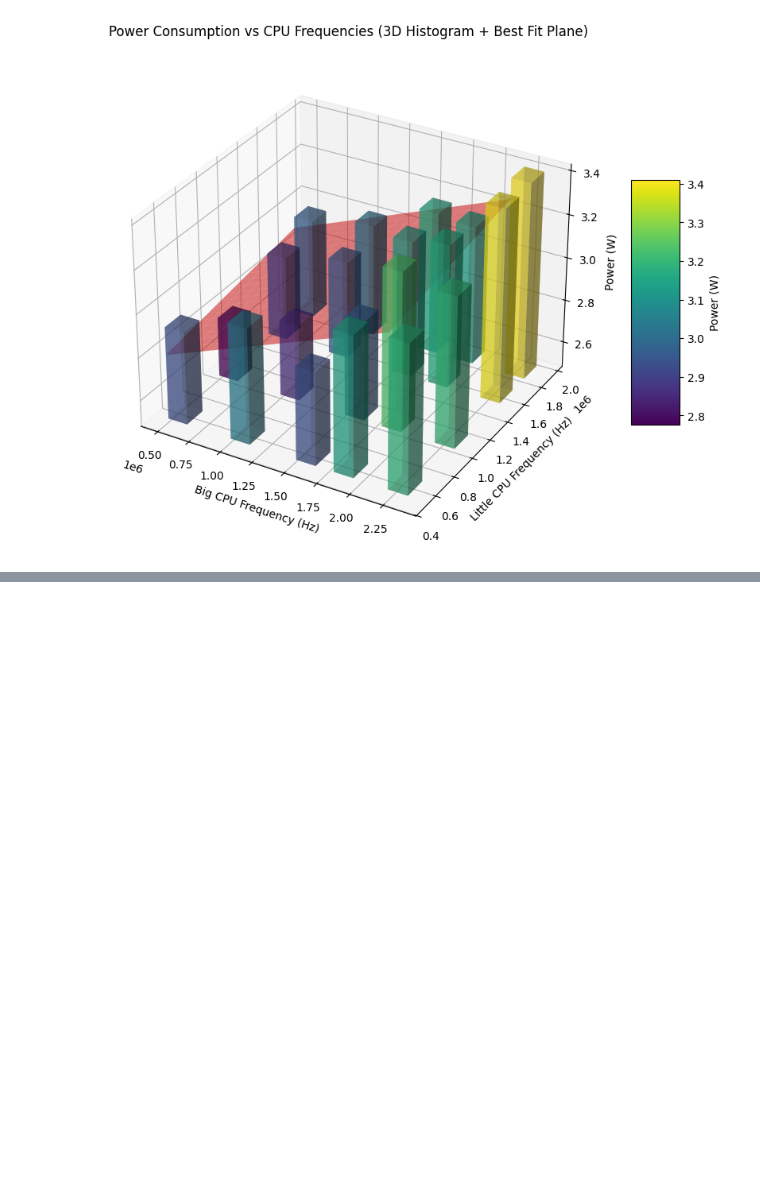
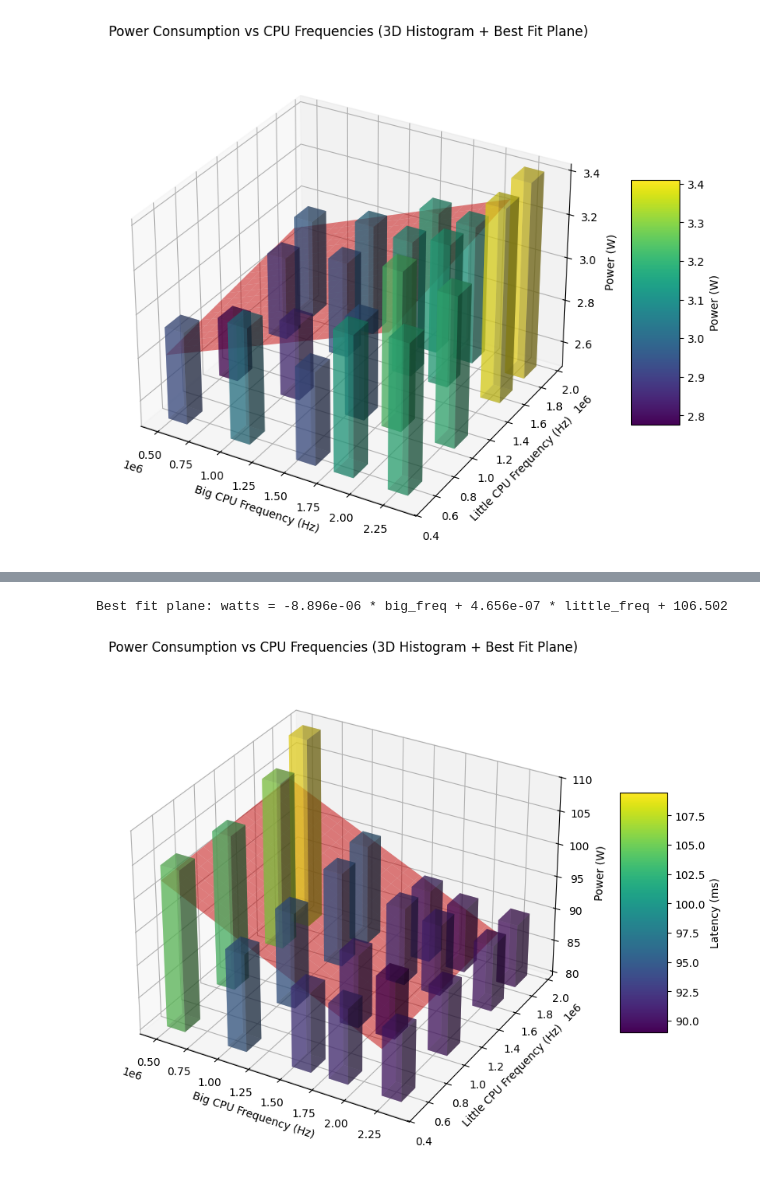
Before and after one commit to ar000001/power-optimization-governor, a Jupyter notebook: experiment_scripts/plot_nb.ipynb, the cells around one changed output, grey strips where cells are left out. Cells and saved outputs as stored; diff of their text form; code cells hidden in the pictures; blank space fills up the shorter version.

```diff
--- a/experiment_scripts/plot_nb.ipynb
+++ b/experiment_scripts/plot_nb.ipynb
@@ -137,0 +199,61 @@ Best fit plane: watts = 2.382e-07 * big_freq + 8.388e-08 * little_freq + 2.638
+# %%
+data3 = pd.read_csv("data/exp3_gpu_grid_20260117_194828.csv", header=1)
+
+# Create 3D histogram
+from mpl_toolkits.mplot3d import Axes3D
+
+# Get data
+big_freqs = data3["big_freq"].values
+little_freqs = data3["little_freq"].values
+latency = data3["latency"].values
+
+# Fit a 2D plane: z = a*x + b*y + c
+# Create design matrix A = [x, y, 1]
+A = np.column_stack([big_freqs, little_freqs, np.ones_like(latency)])
+# Solve least squares: A * [a, b, c]^T = latency
+coeffs, _, _, _ = np.linalg.lstsq(A, latency, rcond=None)
+a, b, c = coeffs
+
+print(f"Best fit plane: watts = {a:.3e} * big_freq + {b:.3e} * little_freq + {c:.3f}")
+
+# Create the 3D plot
+fig = plt.figure(figsize=(12, 8))
+ax = fig.add_subplot(111, projection='3d')
+
+# Calculate bar widths (thinner bars)
+big_freq_unique = np.sort(np.unique(big_freqs))
+little_freq_unique = np.sort(np.unique(little_freqs))
+dx = (big_freq_unique[1] - big_freq_unique[0]) * 0.3 if len(big_freq_unique) > 1 else 50000
+dy = (little_freq_unique[1] - little_freq_unique[0]) * 0.3 if len(little_freq_unique) > 1 else 50000
+
+# Create bars starting at z=2 with height = watts - 2
+z_base = 80
+dz = latency - z_base
+
+# Create 3D bars
+colors = plt.cm.viridis((latency - latency.min()) / (latency.max() - latency.min()))
+ax.bar3d(big_freqs, little_freqs, np.full_like(latency, z_base), dx, dy, dz, color=colors, alpha=0.5)
+
+# Add best fit plane
+big_range = np.linspace(big_freqs.min(), big_freqs.max(), 20)
+little_range = np.linspace(little_freqs.min(), little_freqs.max(), 20)
+X_plane, Y_plane = np.meshgrid(big_range, little_range)
+Z_plane = a * X_plane + b * Y_plane + c
+
+ax.plot_surface(X_plane, Y_plane, Z_plane, alpha=0.5, color='red', edgecolor='none')
+
+# Labels and title
+ax.set_xlabel('Big CPU Frequency (Hz)', fontsize=10)
+ax.set_ylabel('Little CPU Frequency (Hz)', fontsize=10)
+ax.set_zlabel('Power (W)', fontsize=10)
+ax.set_title('Power Consumption vs CPU Frequencies (3D Histogram + Best Fit Plane)', fontsize=12, pad=20)
+
+# Add colorbar
+mappable = plt.cm.ScalarMappable(cmap='viridis')
+mappable.set_array(latency)
+fig.colorbar(mappable, ax=ax, shrink=0.5, aspect=5, label='Latency (ms)')
+
+plt.show()
+# %% [output]
+Best fit plane: watts = -8.896e-06 * big_freq + 4.656e-07 * little_freq + 106.502
+[figure, added]
```
Also changed, not shown: parts of 9 cells of this notebook.
